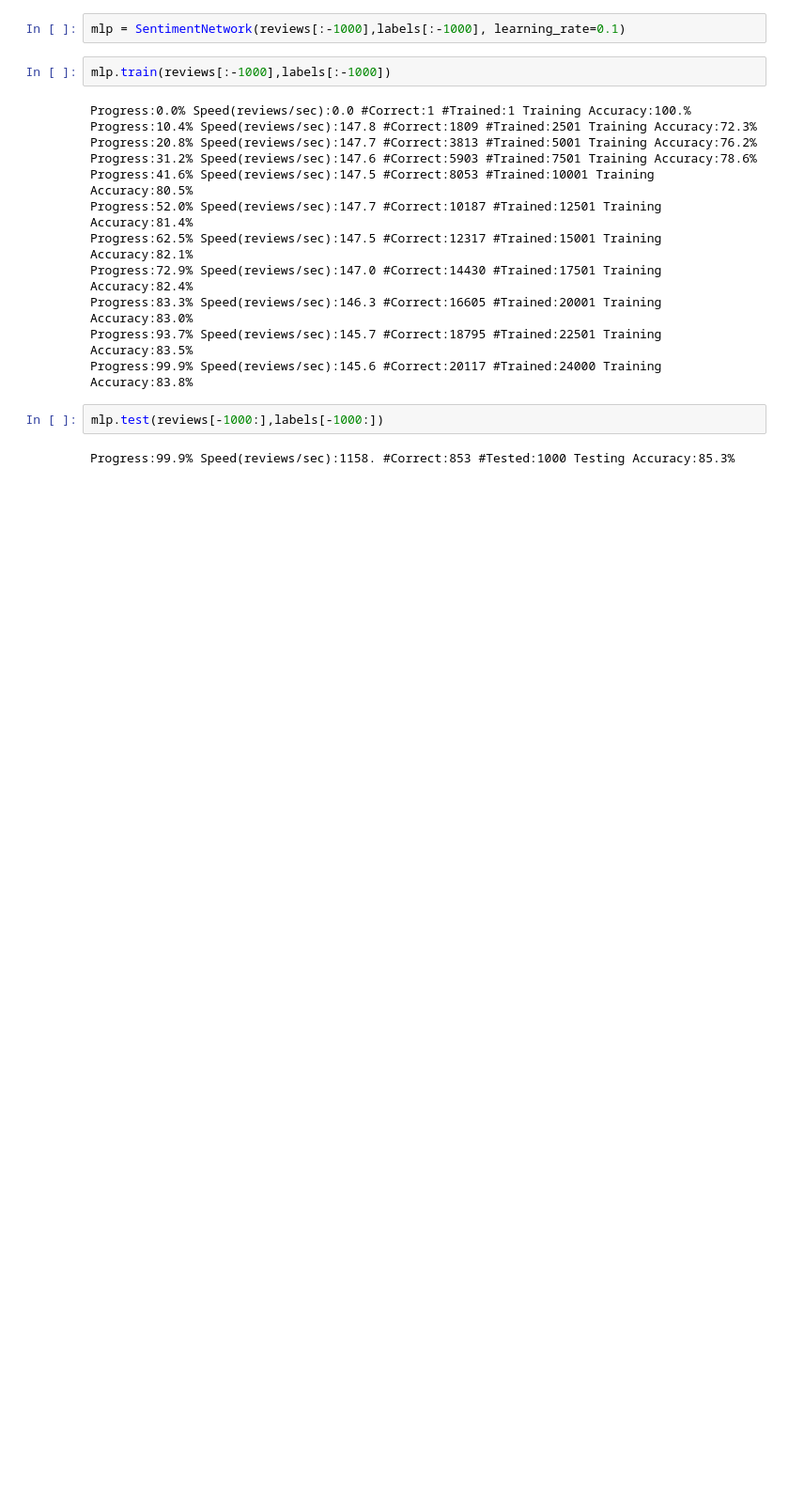
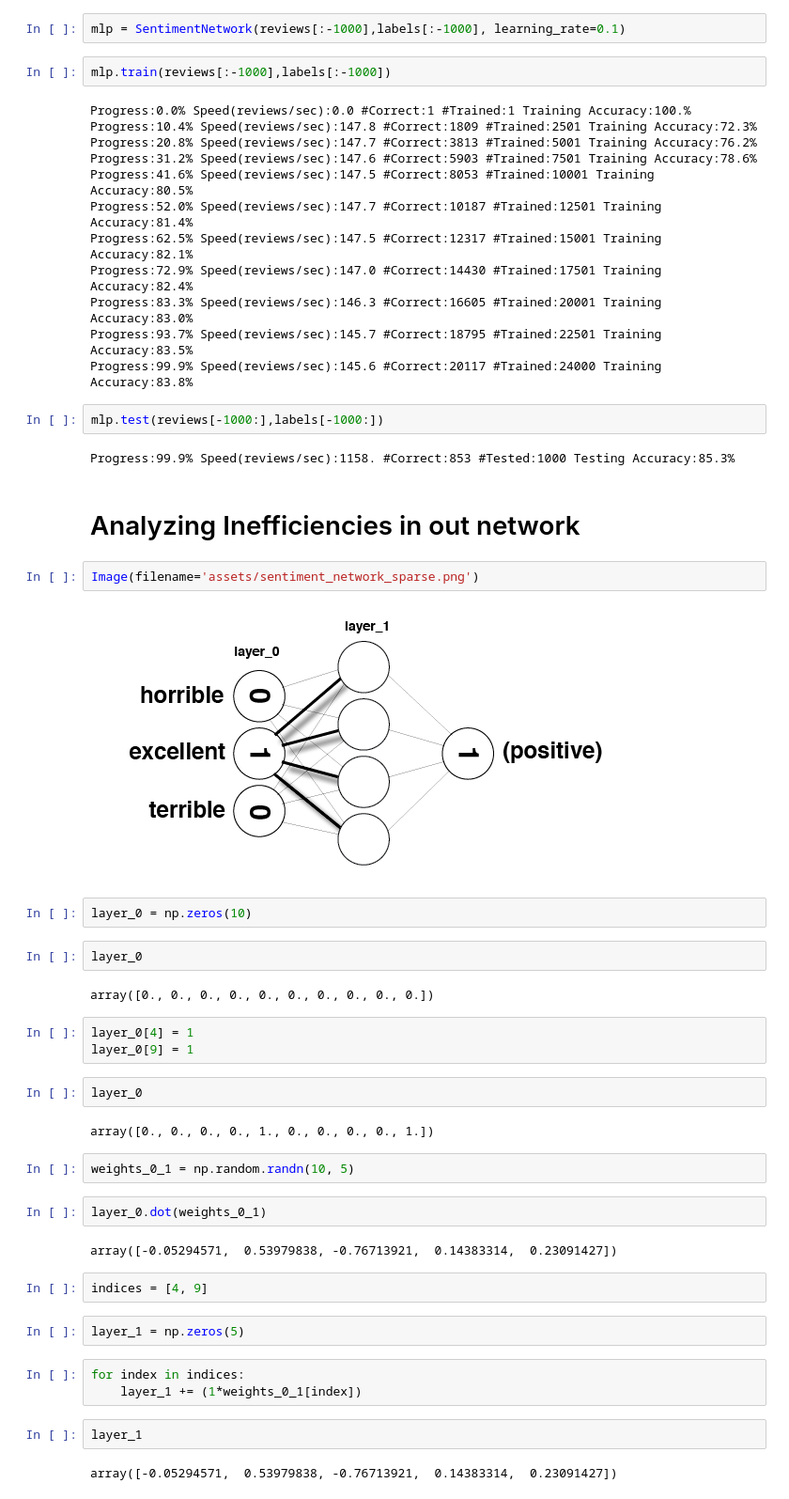
Before and after one commit to WolverineXR/Sentiment-Analysis, a Jupyter notebook: Sentiment Classification Project.ipynb, the cells around one changed output. Shown at 94% size. Cells and saved outputs as stored; diff of their text form; blank space fills up the shorter version.

Commit message:
Making neural network more efficient

```diff
--- a/Sentiment Classification Project.ipynb
+++ b/Sentiment Classification Project.ipynb
@@ -721,3 +708,39 @@ Progress:99.9% Speed(reviews/sec):145.6 #Correct:20117 #Trained:24000 Training A
 mlp.test(reviews[-1000:],labels[-1000:])
 # %% [output]
 Progress:99.9% Speed(reviews/sec):1158. #Correct:853 #Tested:1000 Testing Accuracy:85.3%
+# %% [markdown]
+# Analyzing Inefficiencies in out network
+# %%
+Image(filename='assets/sentiment_network_sparse.png')
+# %% [output]
+[figure, added]
+# %%
+layer_0 = np.zeros(10)
+# %%
+layer_0
+# %% [output]
+array([0., 0., 0., 0., 0., 0., 0., 0., 0., 0.])
+# %%
+layer_0[4] = 1
+layer_0[9] = 1
+# %%
+layer_0
+# %% [output]
+array([0., 0., 0., 0., 1., 0., 0., 0., 0., 1.])
+# %%
+weights_0_1 = np.random.randn(10, 5)
+# %%
+layer_0.dot(weights_0_1)
+# %% [output]
+array([-0.05294571,  0.53979838, -0.76713921,  0.14383314,  0.23091427])
+# %%
+indices = [4, 9]
+# %%
+layer_1 = np.zeros(5)
+# %%
+for index in indices:
+    layer_1 += (1*weights_0_1[index])
+# %%
+layer_1
+# %% [output]
+array([-0.05294571,  0.53979838, -0.76713921,  0.14383314,  0.23091427])
```
Also changed, not shown: parts of 10 cells of this notebook, 2 other files.
